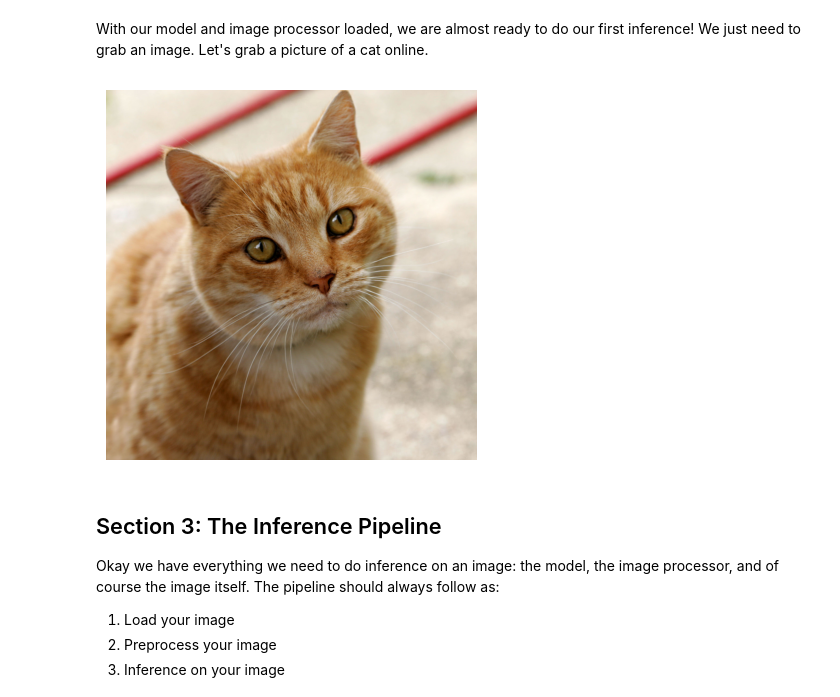
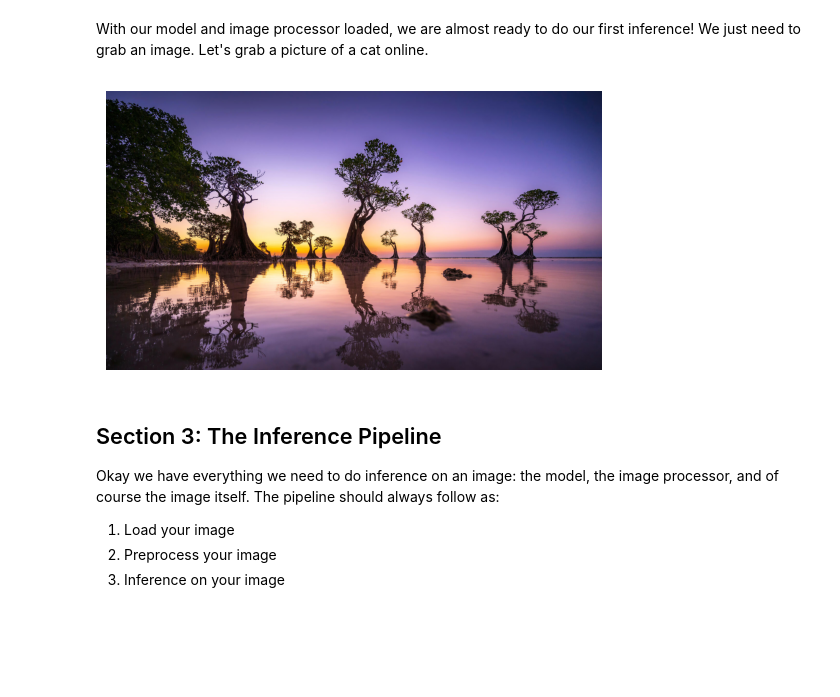
Before and after one commit to GabrielECoy/hands-on-introduction-to-transformers-for-computer-vision-4010343, a Jupyter notebook: 03_01.ipynb, the cells around one changed output. Cells and saved outputs as stored; diff of their text form; code cells hidden in the pictures; blank space fills up the shorter version.

```diff
--- a/03_01.ipynb
+++ b/03_01.ipynb
@@ -90,22 +90,22 @@ With our model and image processor loaded, we are almost ready to do our first i
 # %%
 from PIL import Image
 import requests
 from io import BytesIO
 import matplotlib.pyplot as plt
 
 # Public domain image URL
 url = "https://upload.wikimedia.org/wikipedia/commons/3/3a/Cat03.jpg"
 
 # Stream content into BytesIO
-response = requests.get(url)
+response = requests.get('https://h2.gifposter.com/bingImages/MangroveTwilight_1920x1080.jpg') ## url)
 image = Image.open(BytesIO(response.content)).convert("RGB")
 
 # Display the image
 plt.imshow(image)
 plt.axis("off")
 plt.show()
 # %% [output]
-[figure, old version]
+[figure, new version]
 # %% [markdown]
 ## Section 3: The Inference Pipeline
 
```
Also changed, not shown: parts of 1 cell of this notebook.
